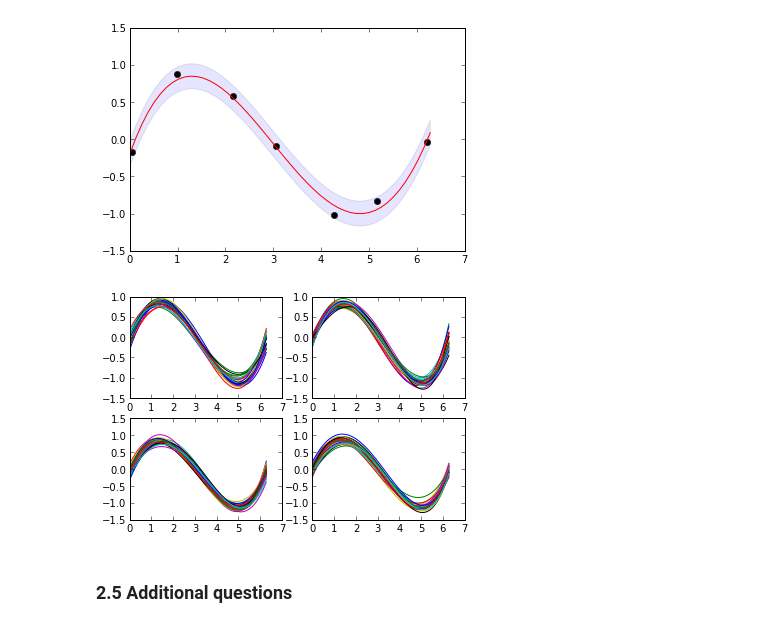
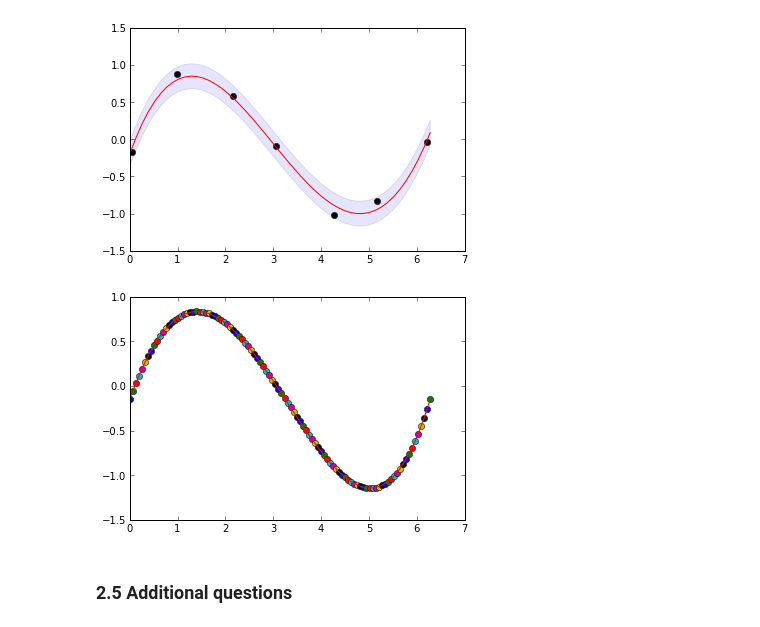
Before and after one commit to jaivalis/MLPR-Labs, a Jupyter notebook: Lab1Solutions.ipynb, the cells around one changed output. Saved outputs shown, nothing was run; the diff lists cells and outputs as text; code cells hidden in the pictures.

```diff
--- a/Lab1Solutions.ipynb
+++ b/Lab1Solutions.ipynb
@@ -435,29 +435,30 @@ Populating the interactive namespace from numpy and matplotlib
 [figure]
 # %%
 def plot2():
- xrang = linspace(0, 2*pi)
+    xrang = linspace(0, 2*pi)
+    fig = plt.figure()
+    toy_data = gen_sinusoidal2(7)
+    x = toy_data[0]
+    t = toy_data[1]
 
- fig = plt.figure()
- subplot = 1
- for i in range(1, 101):
-     fig.add_subplot(2, 2, subplot)
-     toy_data = gen_sinusoidal2(7)
-     x = toy_data[0]
-     t = toy_data[1]
+    snmn = fit_polynomial_bayes(x, t, 5, 0.5, 1/(0.2)**2)
+    m_n = snmn[0]
+    s_n = snmn[1]
 
-     snmn = fit_polynomial_bayes(x, t, 5, 0.5, 1/(0.2)**2)
-     m_n = snmn[0]
-     s_n = snmn[1]
+    pol = np.polynomial.Polynomial(m_n.reshape(1, m_n.shape[0])[0])
 
-     #print type(m_n)
-     pol = np.polynomial.Polynomial(m_n.reshape(1, m_n.shape[0])[0])
-     plt.plot (xrang, pol(xrang))
-     if ( i % 25 == 0):
+    for i in linspace (0, 2*pi, 100):
+        newm_n = predict_polynomial_bayes(i, m_n, s_n, 25)[0]
+        plot(i, newm_n, 'o')
+
+    #print type(m_n)
+    plt.plot (xrang, pol(xrang))
+    if ( i % 25 == 0):
           subplot = subplot + 1
 
 plot2()
 # %% [output]
-[figure, old version]
+[figure, new version]
 # %% [markdown]
 ### 2.5 Additional questions
 # %% [raw]
```
